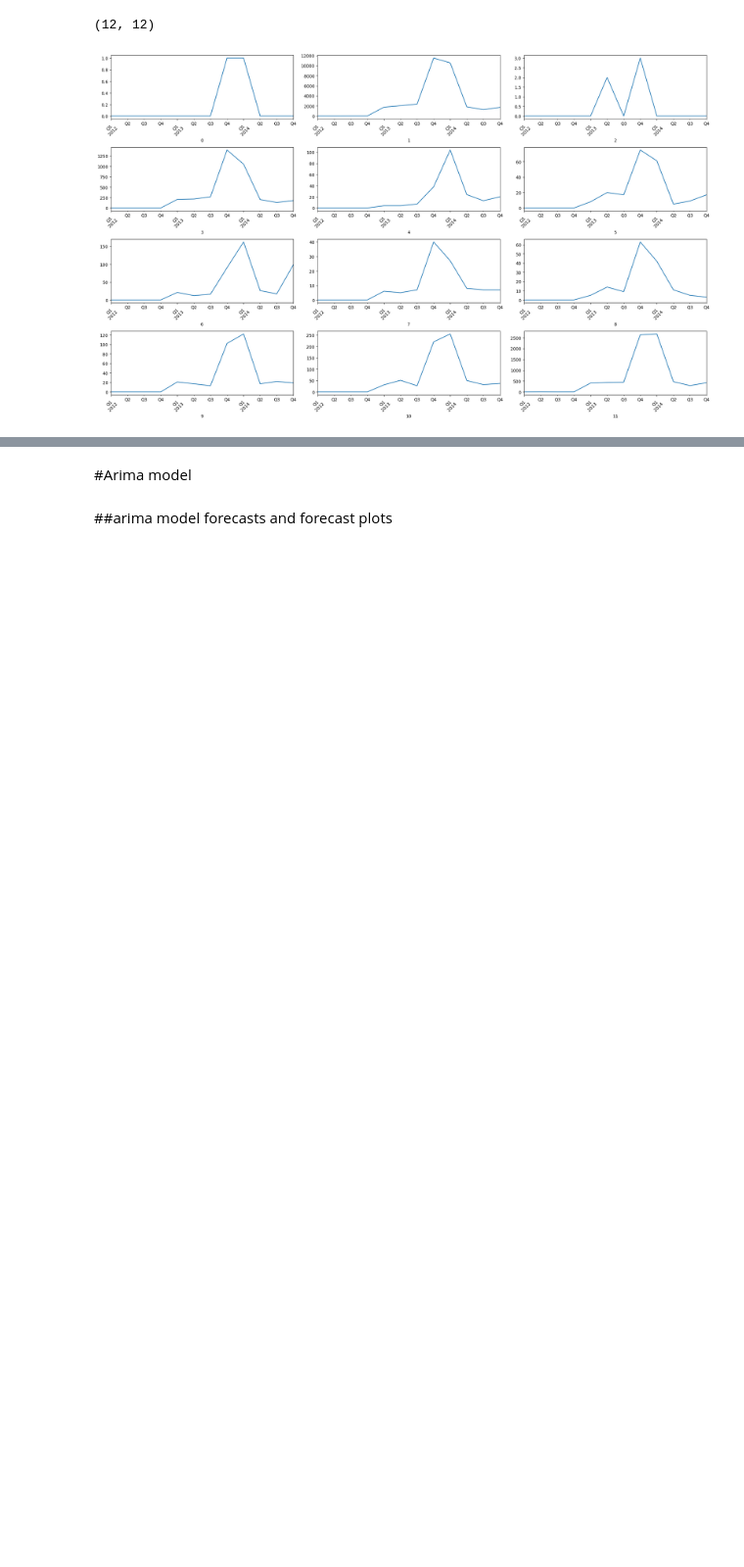
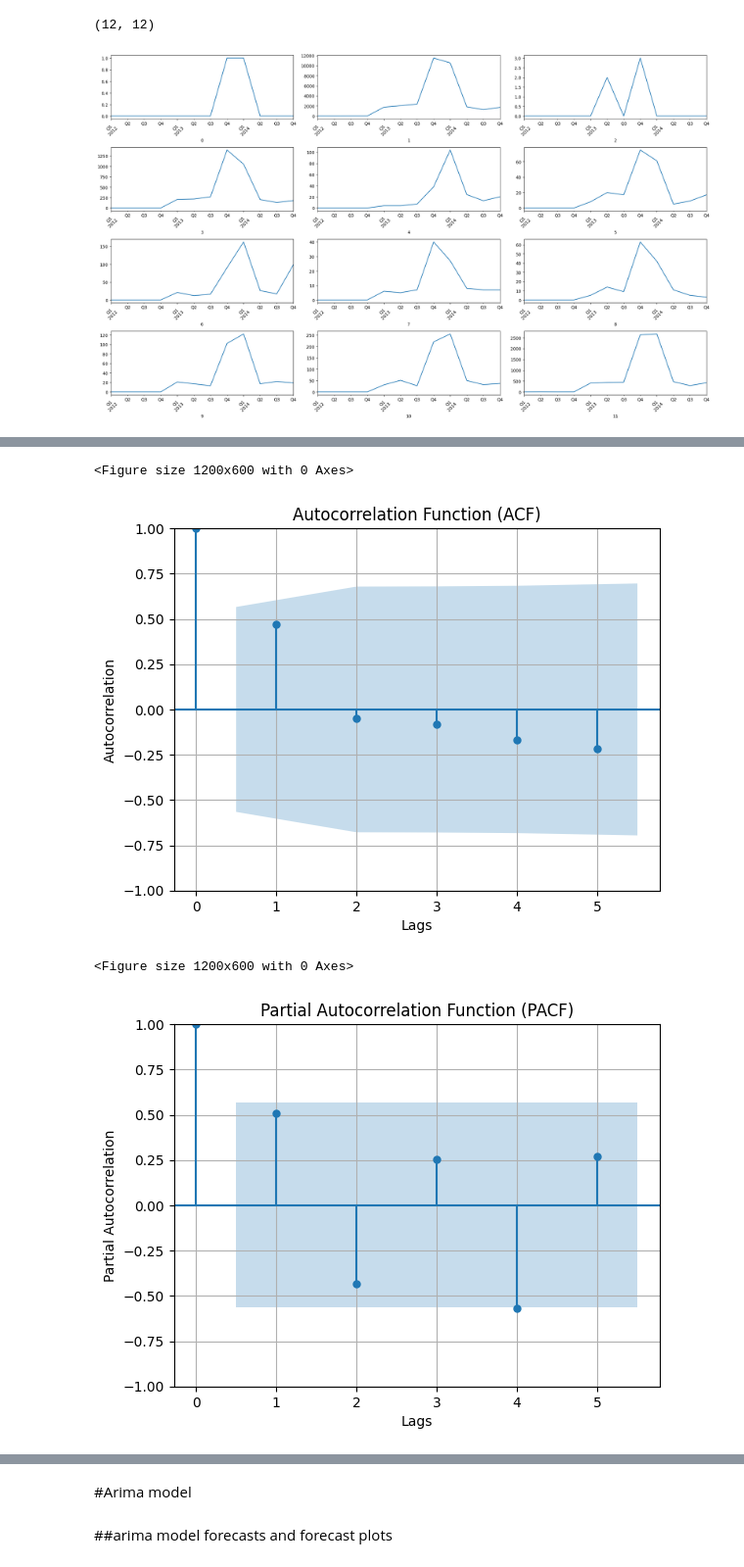
Before and after one commit to Manohar1805/ITSM-TICKET-MANAGEMENT, a Jupyter notebook: Copy_of_TICKET_MANAGEMENT_updated.ipynb, the cells around one changed output, grey strips where cells are left out. Shown at 98% size. Drawn from its saved outputs; the diff is of its cells as text; code cells hidden in the pictures; blank space fills up the shorter version.

```diff
--- a/Copy_of_TICKET_MANAGEMENT_updated.ipynb
+++ b/Copy_of_TICKET_MANAGEMENT_updated.ipynb
@@ -1376,0 +1465,23 @@ plt.tight_layout()
+# %%
+# Plot ACF
+plt.figure(figsize=(12, 6))
+plot_acf(quaterly_data[10], lags=5, alpha=0.05)
+plt.xlabel('Lags')
+plt.ylabel('Autocorrelation')
+plt.title('Autocorrelation Function (ACF)')
+plt.grid(True)
+plt.show()
+
+# Plot PACF
+plt.figure(figsize=(12, 6))
+plot_pacf(quaterly_data[10], lags=5, alpha=0.05)
+plt.xlabel('Lags')
+plt.ylabel('Partial Autocorrelation')
+plt.title('Partial Autocorrelation Function (PACF)')
+plt.grid(True)
+plt.show()
+# %% [output]
+<Figure size 1200x600 with 0 Axes>
+[figure, added]
+<Figure size 1200x600 with 0 Axes>
+[figure, added]
```
Also changed, not shown: parts of 40 cells of this notebook.
